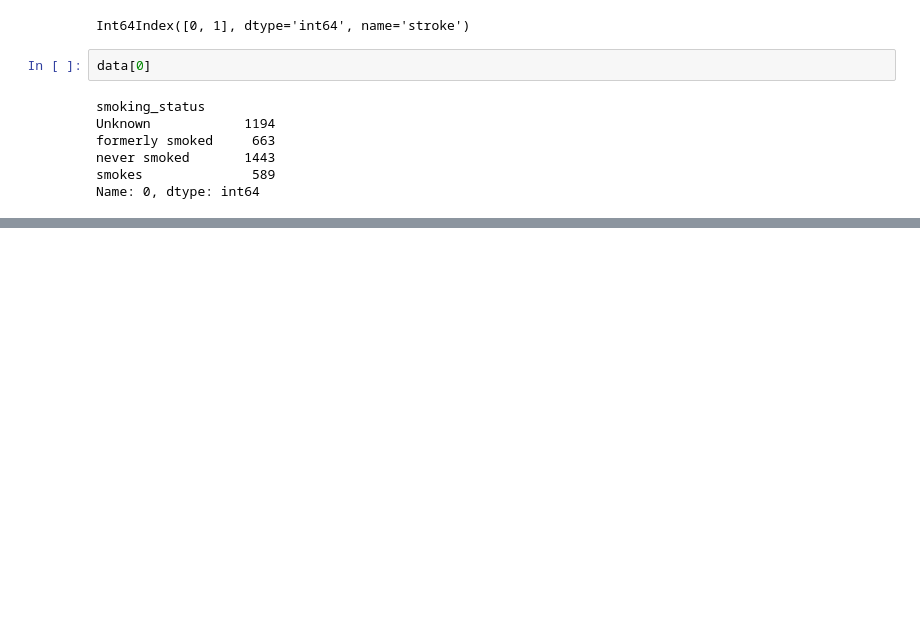
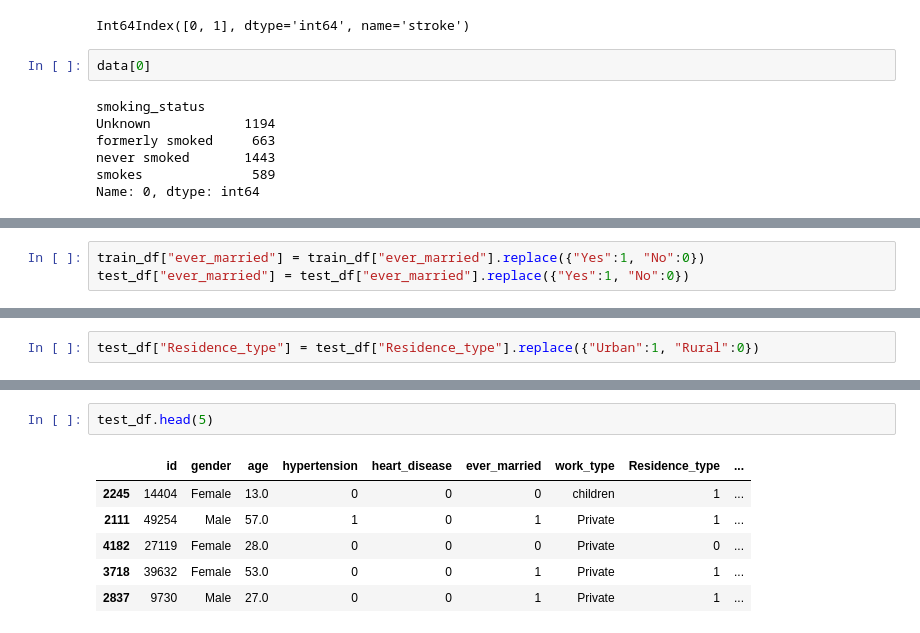
Before and after one commit to ejuar/SC22-BatchA-random-searchers, a Jupyter notebook: DS-Notebooks-Eric/project/stroke_prediction_analysis.ipynb, the cells around one changed output, grey strips where cells are left out. Cells and saved outputs as stored; diff of their text form; blank space fills up the shorter version.

```diff
--- a/DS-Notebooks-Eric/project/stroke_prediction_analysis.ipynb
+++ b/DS-Notebooks-Eric/project/stroke_prediction_analysis.ipynb
@@ -209,0 +331,3 @@ fig.show()
+# %%
+train_df["ever_married"] = train_df["ever_married"].replace({"Yes":1, "No":0})
+test_df["ever_married"] = test_df["ever_married"].replace({"Yes":1, "No":0})
@@ -209,0 +353,2 @@ fig.show()
+# %%
+test_df["Residence_type"] = test_df["Residence_type"].replace({"Urban":1, "Rural":0})
@@ -209,0 +382,9 @@ fig.show()
+# %%
+test_df.head(5)
+# %% [output]
+|  | id | gender | age | hypertension | heart_disease | ever_married | work_type | Residence_type | ... |
+| 2245 | 14404 | Female | 13.0 | 0 | 0 | 0 | children | 1 | ... |
+| 2111 | 49254 | Male | 57.0 | 1 | 0 | 1 | Private | 1 | ... |
+| 4182 | 27119 | Female | 28.0 | 0 | 0 | 0 | Private | 0 | ... |
+| 3718 | 39632 | Female | 53.0 | 0 | 0 | 1 | Private | 1 | ... |
+| 2837 | 9730 | Male | 27.0 | 0 | 0 | 1 | Private | 1 | ... |
```
Also changed, not shown: parts of 44 cells of this notebook, 20 other files.
